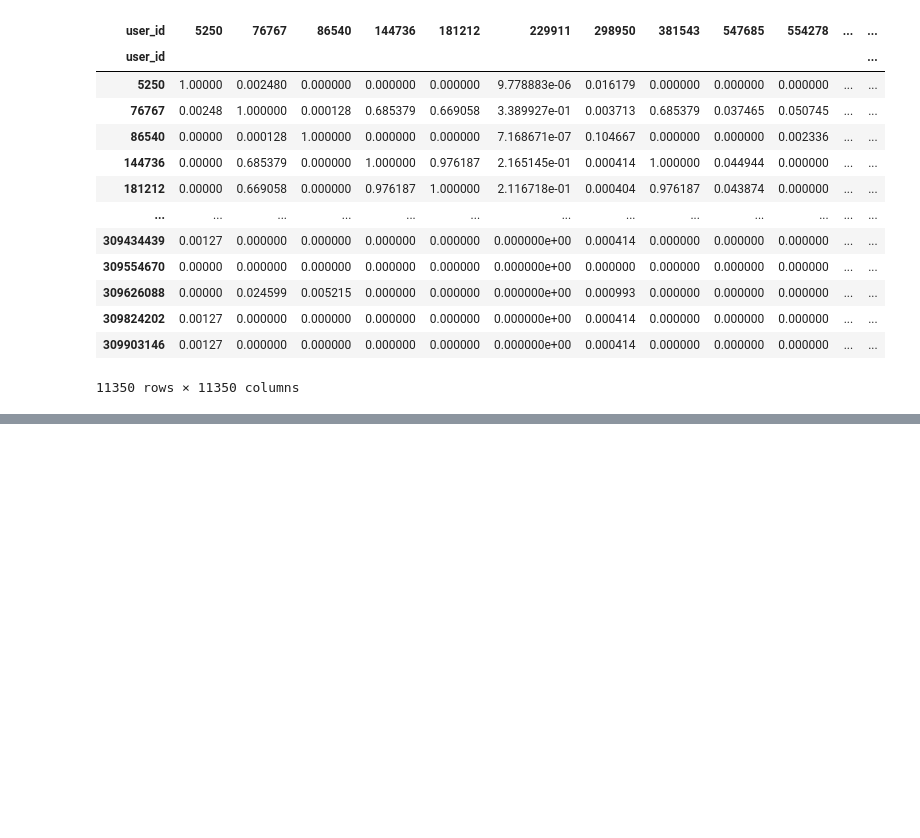
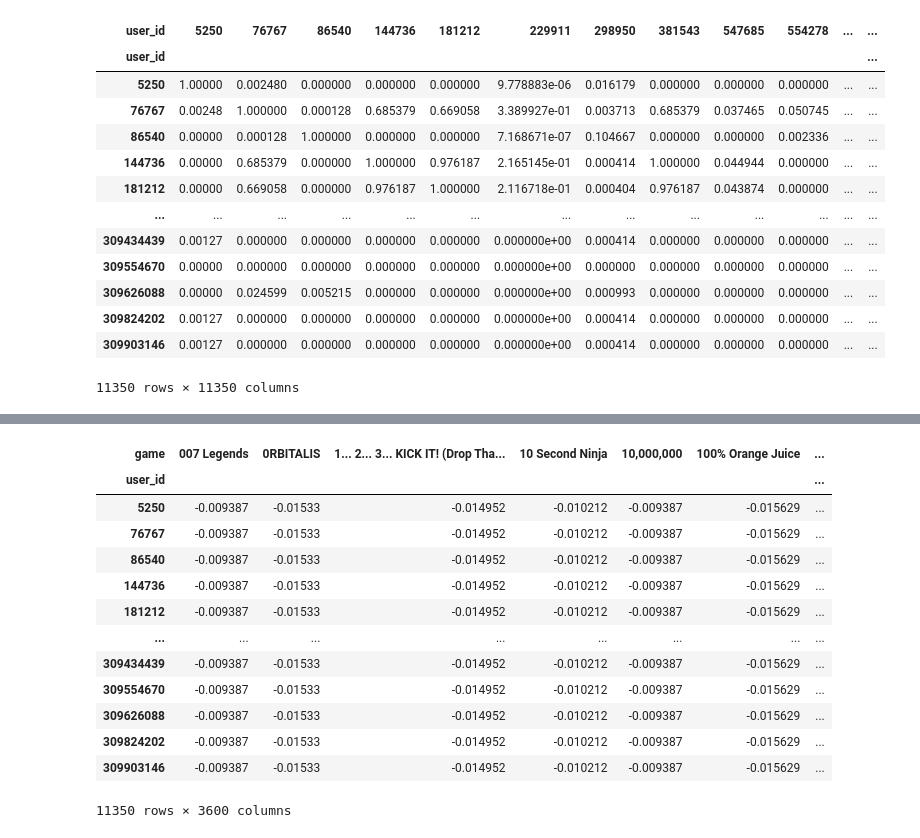
Before and after one commit to manuelmaior29/ds-playground, a Jupyter notebook: ml/general/ml-applications/video-games-recsys/sandbox.ipynb, the cells around one changed output, grey strips where cells are left out. Drawn from its saved outputs; the diff is of its cells as text; code cells hidden in the pictures; blank space fills up the shorter version.

```diff
--- a/ml/general/ml-applications/video-games-recsys/sandbox.ipynb
+++ b/ml/general/ml-applications/video-games-recsys/sandbox.ipynb
@@ -145,0 +163,17 @@ user_similarities_df
+# %%
+user_item_matrix_standardized
+# %% [output]
+| game | 007 Legends | 0RBITALIS | 1... 2... 3... KICK IT! (Drop Tha... | 10 Second Ninja | 10,000,000 | 100% Orange Juice | ... |
+| user_id |  |  |  |  |  |  | ... |
+| 5250 | -0.009387 | -0.01533 | -0.014952 | -0.010212 | -0.009387 | -0.015629 | ... |
+| 76767 | -0.009387 | -0.01533 | -0.014952 | -0.010212 | -0.009387 | -0.015629 | ... |
+| 86540 | -0.009387 | -0.01533 | -0.014952 | -0.010212 | -0.009387 | -0.015629 | ... |
+| 144736 | -0.009387 | -0.01533 | -0.014952 | -0.010212 | -0.009387 | -0.015629 | ... |
+| 181212 | -0.009387 | -0.01533 | -0.014952 | -0.010212 | -0.009387 | -0.015629 | ... |
+| ... | ... | ... | ... | ... | ... | ... | ... |
+| 309434439 | -0.009387 | -0.01533 | -0.014952 | -0.010212 | -0.009387 | -0.015629 | ... |
+| 309554670 | -0.009387 | -0.01533 | -0.014952 | -0.010212 | -0.009387 | -0.015629 | ... |
+| 309626088 | -0.009387 | -0.01533 | -0.014952 | -0.010212 | -0.009387 | -0.015629 | ... |
+| 309824202 | -0.009387 | -0.01533 | -0.014952 | -0.010212 | -0.009387 | -0.015629 | ... |
+| 309903146 | -0.009387 | -0.01533 | -0.014952 | -0.010212 | -0.009387 | -0.015629 | ... |
+11350 rows × 3600 columns
```
Also changed, not shown: parts of 6 cells of this notebook.
